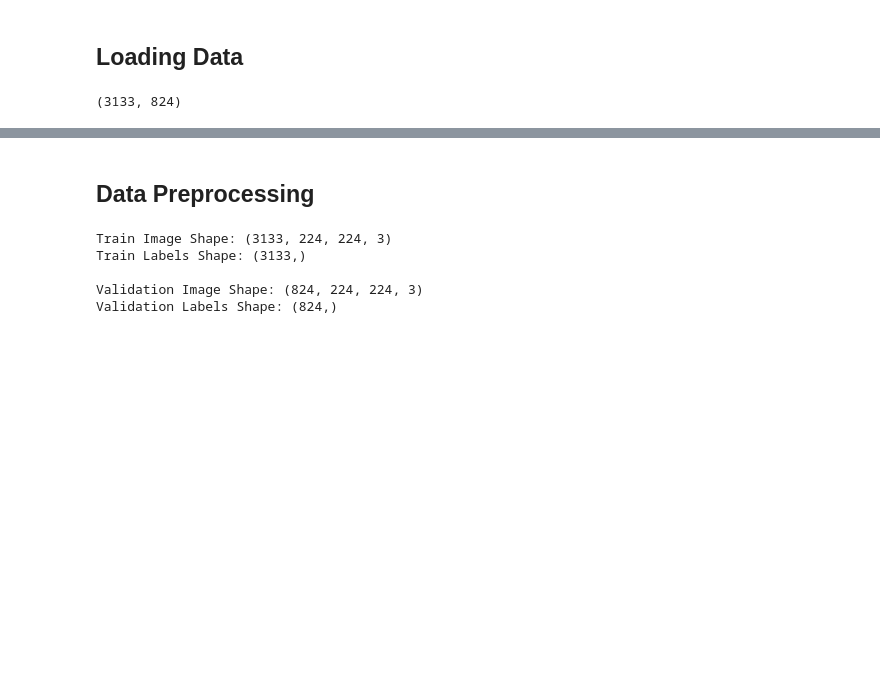
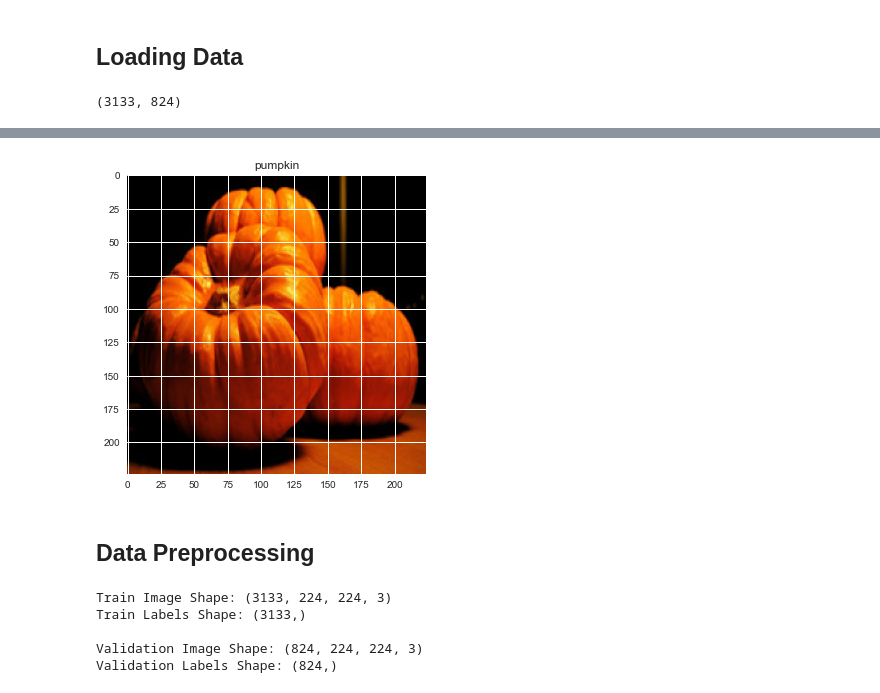
Before and after one commit to edutjie/Computer-Vision-Indonesia.AI, a Jupyter notebook: 4. Image Classification/vgg.ipynb, the cells around one changed output, grey strips where cells are left out. Saved outputs shown, nothing was run; the diff lists cells and outputs as text; code cells hidden in the pictures; blank space fills up the shorter version.

```diff
--- a/4. Image Classification/vgg.ipynb
+++ b/4. Image Classification/vgg.ipynb
@@ -64,7 +66,9 @@ len(train_data), len(val_data)
 # %%
-# plt.imshow(train_data[0][0])
-# plt.title(target_df.label[0])
-# plt.show()
+plt.imshow(train_data[0][0])
+plt.title(target_df.label[0])
+plt.show()
+# %% [output]
+[figure, added]
 # %% [markdown]
 ## Data Preprocessing
 # %%
```
Also changed, not shown: parts of 5 cells of this notebook, 3 other files.
